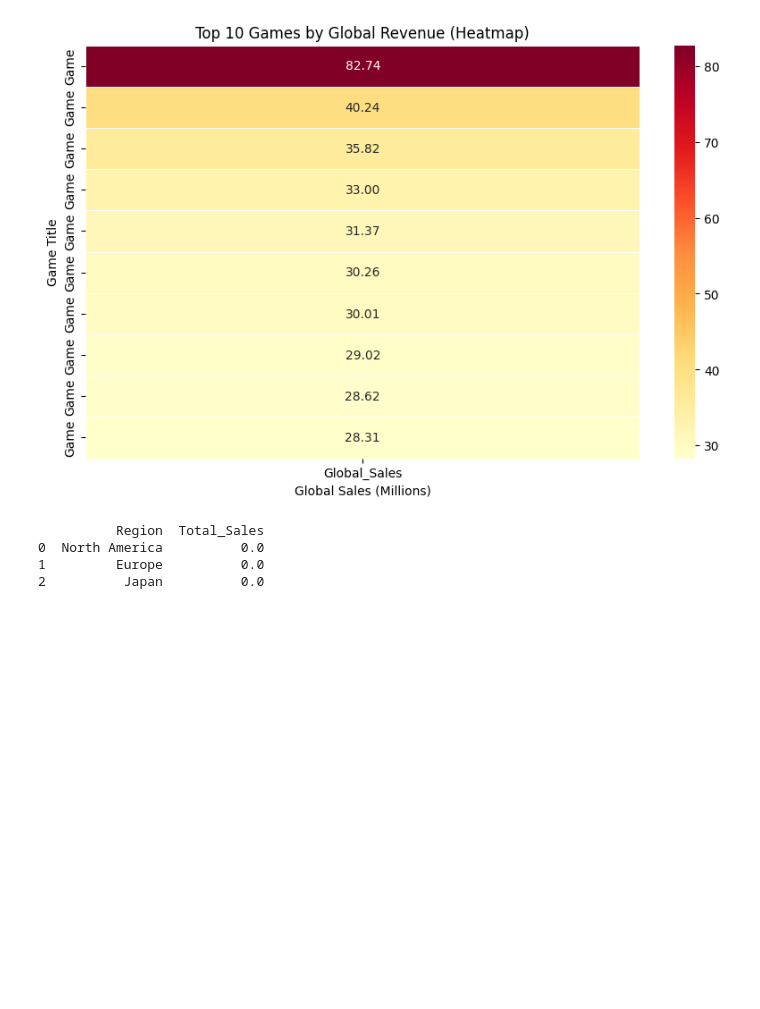
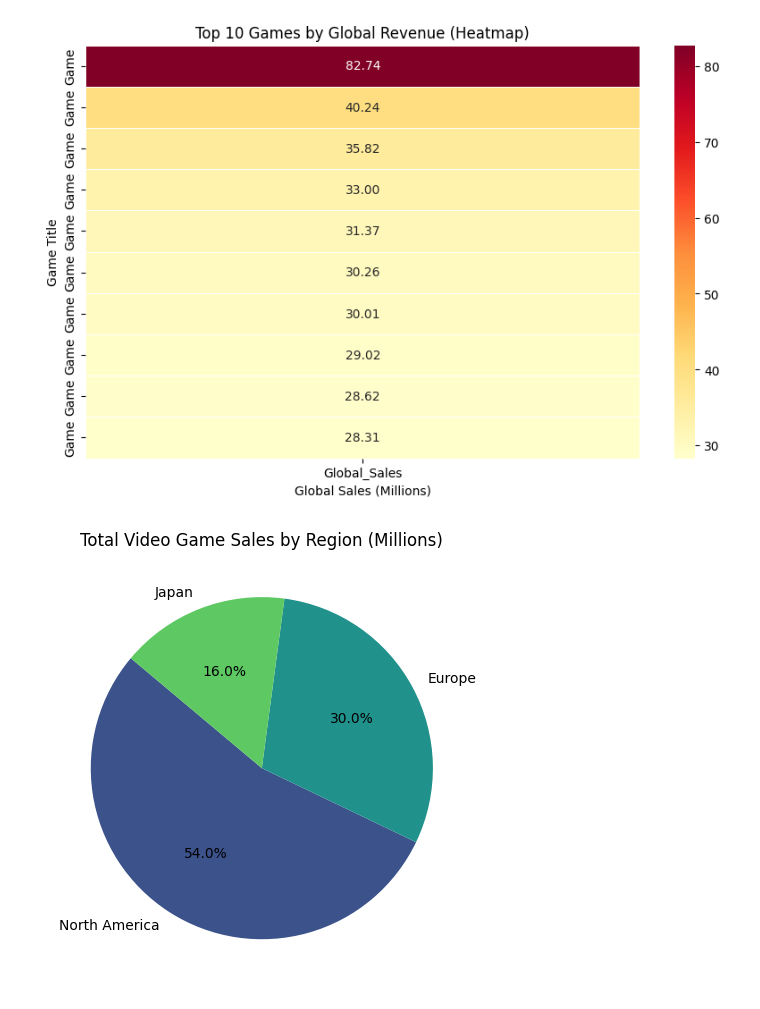
Before and after one commit to Teerp1986/The-Evolution-Of-Gaming, a Jupyter notebook: notebooks/gamesales.ipynb, the cells around one changed output. Saved outputs shown, nothing was run; the diff lists cells and outputs as text; code cells hidden in the pictures; blank space fills up the shorter version.

```diff
--- a/notebooks/gamesales.ipynb
+++ b/notebooks/gamesales.ipynb
@@ -321,11 +314,0 @@ region_sales = pd.DataFrame(rows, columns=cols)# to create a DataFrame from the
-# %%
-region_sales = region_sales.sort_values(
-    by="Total_Sales",
-    ascending=False
-)
-print(region_sales)# to print the region_sales DataFrame sorted by Total_Sales in descending order
-# %% [output]
-          Region  Total_Sales
-0  North America          0.0
-1         Europe          0.0
-2          Japan          0.0
@@ -376,0 +315,40 @@ plt.show()
+# %%
+query = """
+SELECT
+    'North America' AS Region,
+    SUM(`North America_Sales`) AS Total_Sales
+FROM gamesales
+
+UNION ALL
+
+SELECT
+    'Europe' AS Region,
+    SUM(Europe_Sales) AS Total_Sales
+FROM gamesales
+
+UNION ALL
+
+SELECT
+    'Japan' AS Region,
+    SUM(Japan_Sales) AS Total_Sales
+FROM gamesales;
+"""
+cursor.execute(query)
+rows = cursor.fetchall()
+cols = [col[0] for col in cursor.description]
+df_region_sales = pd.DataFrame(rows, columns=cols)
+
+plt.pie(
+    df_region_sales["Total_Sales"],
+    labels=df_region_sales["Region"],
+    autopct="%1.1f%%",
+    startangle=140,
+    colors=sns.color_palette("viridis", len(df_region_sales))
+
+)
+
+plt.title("Total Video Game Sales by Region (Millions)")
+plt.tight_layout()
+plt.show()
+# %% [output]
+[figure, added]
```
Also changed, not shown: parts of 8 cells of this notebook, 2 other files.
